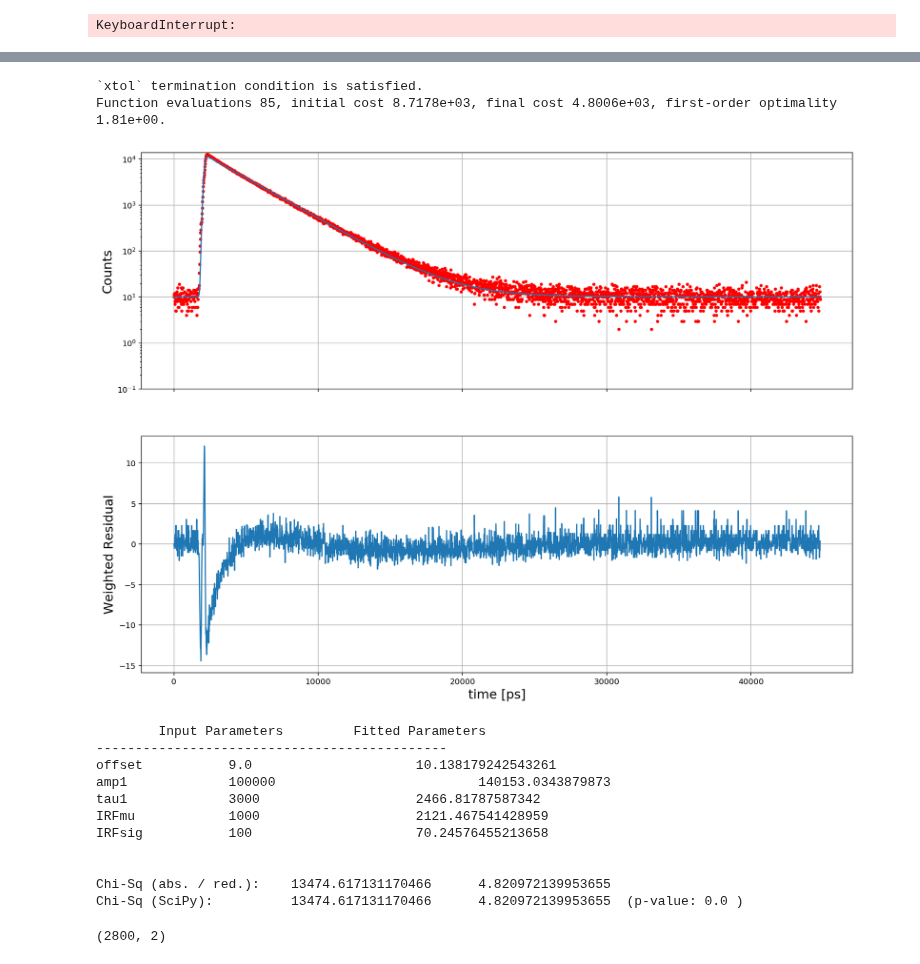
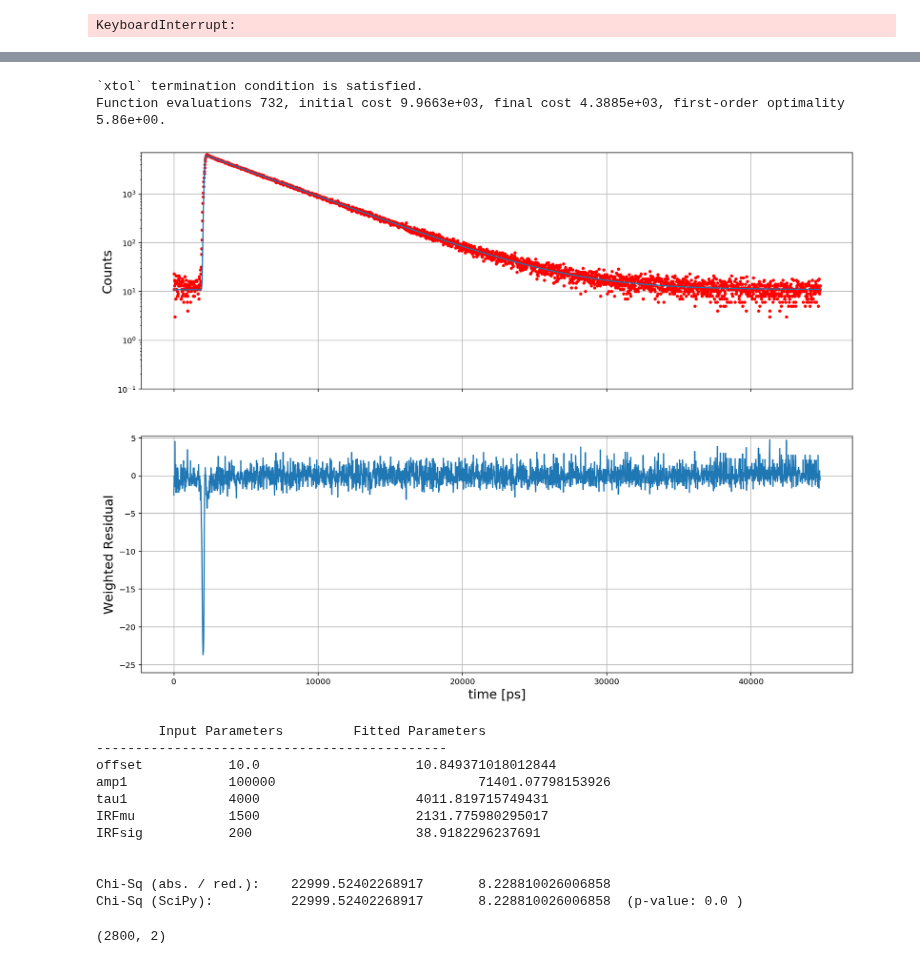
Before and after one commit to Tomkaehst/PhasorFLIM, a Jupyter notebook: notebooks/PicoQuant PTU Decoding and Fitting.ipynb, the cells around one changed output, grey strips where cells are left out. Saved outputs shown, nothing was run; the diff lists cells and outputs as text; code cells hidden in the pictures.

```diff
--- a/notebooks/PicoQuant PTU Decoding and Fitting.ipynb
+++ b/notebooks/PicoQuant PTU Decoding and Fitting.ipynb
@@ -1795,15 +1795,19 @@ def estimateBackground(data):
 
     return(background)
 
+def calculateWeights(data):
+    weights = np.zeros((len(data)))
+    weights = 1./np.sqrt(data, where = (data != 0))
+    weights[np.where(data == 0)] = 1./np.sqrt(estimateBackground(data))
+    return(weights)
+
 
 # Objective function
 def residuals(para_est, t, data, weighted = True):
     if(weighted == True):
         #weights = 1.0/np.sqrt(data)
         #weights[data == 0] = 1.0/np.sqrt(estimateBackground(data))
-        weights = np.zeros((len(data)))
-        weights = 1./np.sqrt(data, where = (data != 0))
-        weights[np.where(data == 0)] = 1./np.sqrt(estimateBackground(data))
+        weights = calculateWeights(data)
         resids = (data - convolutedDecay(t, *para_est, True))**2 * weights
     else:
         resids = (data - convolutedDecay(t, *para_est, True))**2
@@ -1829,7 +1833,7 @@ para_names = (
 )
 
 # Loading fluoresceine decay
-fluoresceine_raw = readPTU('../qt_app/testData/EGFP_Cherry_Co_1_1.ptu')
+fluoresceine_raw = readPTU('../qt_app/testData/Capillary_Fluoresceine_DilutionSeries_50nM_1_1.ptu')
 
 fluoresceine_c1, fluoresceine_c1_intImg = buildFLIMArray(fluoresceine_raw[0],
                                     channel = 0,
@@ -1863,13 +1867,13 @@ Found Header_End.
 para_start = (
     estimateBackground(fluoresceine_c1_sumDecay), # offset
     100000, # Amplitude 1
-    3000, # tau 1
-    1000, # Laser mu / shift
-    100 # Laser sigma
+    4000, # tau 1
+    1500, # Laser mu / shift
+    200 # Laser sigma
 )
 
 para_bounds = (
-    (1, 10, 200, 10, 20),
+    (0, 10, 200, 10, 20),
     (500, 100000000, 10000, 10000, 500)
 )
 
@@ -1881,55 +1885,56 @@ para_opt = optimize.least_squares(residuals,
                                   loss = 'cauchy',
                                   args = (tAxis, fluoresceine_c1_sumDecay, True),
                                   bounds = para_bounds,
+                                  max_nfev = 10000,
                                   verbose = 1)
 
 
 fitted_curve = convolutedDecay(tAxis, *para_opt['x'], True)
-weighted_resid = (fitted_curve - fluoresceine_c1_sumDecay)*1/np.sqrt(fluoresceine_c1_sumDecay)
+weighted_resid = (fitted_curve - fluoresceine_c1_sumDecay)*calculateWeights(fluoresceine_c1_sumDecay)
 
 fig, ax = plt.subplots(2, 1, sharex = True)
 fig.suptitle = 'test'
 ax[0].plot(tAxis, fluoresceine_c1_sumDecay, 'r.')
 ax[0].plot(tAxis, fitted_curve)
 ax[0].set(ylim = (0.1, max(fluoresceine_c1_sumDecay)*1.1), ylabel = 'Counts', yscale = 'log')
 ax[0].grid()
 ax[1].plot(tAxis, weighted_resid)
 ax[1].set(xlabel = 'time [ps]', ylabel = 'Weighted Residual', ylim = (min(weighted_resid)*1.1, max(weighted_resid)*1.1))
 ax[1].grid()
 plt.savefig('../notebooks/monoFit.pdf', format = 'pdf')
 plt.show()
 
 print("\tInput Parameters\t Fitted Parameters")
 print("---------------------------------------------")
 for i in range(0, len(para_names)):
     print(para_names[i],"\t\t", para_start[i], "\t\t\t", para_opt['x'][i])
 
 
 # Chi-Squared
 chisq = np.sum(((fluoresceine_c1_sumDecay - fitted_curve)**2)/fitted_curve)
 chisq_scipy = stats.chisquare(fluoresceine_c1_sumDecay, fitted_curve, len(para_start))
 
 chisq_red = chisq/(len(fluoresceine_c1_sumDecay) - len(para_start))
 df = len(fluoresceine_c1_sumDecay) - len(para_start)
 
 print("\n")
 print("Chi-Sq (abs. / red.):\t", chisq, "\t", chisq_red)
 print("Chi-Sq (SciPy):\t\t", chisq_scipy[0], "\t", chisq_scipy[0]/df, " (p-value:", chisq_scipy[1], ")\n")
 # %% [output]
 `xtol` termination condition is satisfied.
-Function evaluations 85, initial cost 8.7178e+03, final cost 4.8006e+03, first-order optimality 1.81e+00.
+Function evaluations 732, initial cost 9.9663e+03, final cost 4.3885e+03, first-order optimality 5.86e+00.
-[figure, old version]
+[figure, new version]
         Input Parameters         Fitted Parameters
 ---------------------------------------------
-offset           9.0                     10.138179242543261
-amp1             100000                          140153.0343879873
-tau1             3000                    2466.81787587342
-IRFmu            1000                    2121.467541428959
-IRFsig           100                     70.24576455213658
+offset           10.0                    10.849371018012844
+amp1             100000                          71401.07798153926
+tau1             4000                    4011.819715749431
+IRFmu            1500                    2131.775980295017
+IRFsig           200                     38.9182296237691
 
 
-Chi-Sq (abs. / red.):    13474.617131170466      4.820972139953655
-Chi-Sq (SciPy):          13474.617131170466      4.820972139953655  (p-value: 0.0 )
+Chi-Sq (abs. / red.):    22999.52402268917       8.228810026006858
+Chi-Sq (SciPy):          22999.52402268917       8.228810026006858  (p-value: 0.0 )
 # %%
 # Saving fluoresceine data to csv for Christoph
 output_data = np.array([tAxis, fluoresceine_c1_sumDecay]).transpose()
```
Also changed, not shown: parts of 5 cells of this notebook, 2 other files.
